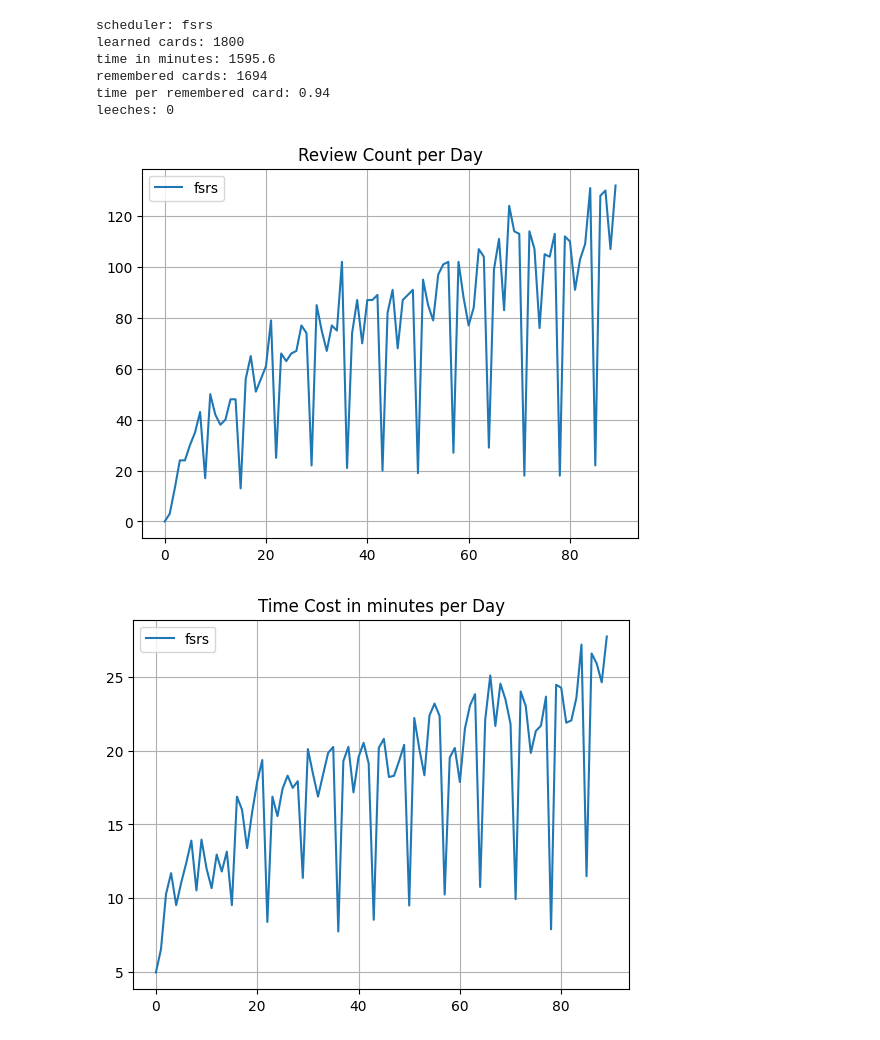
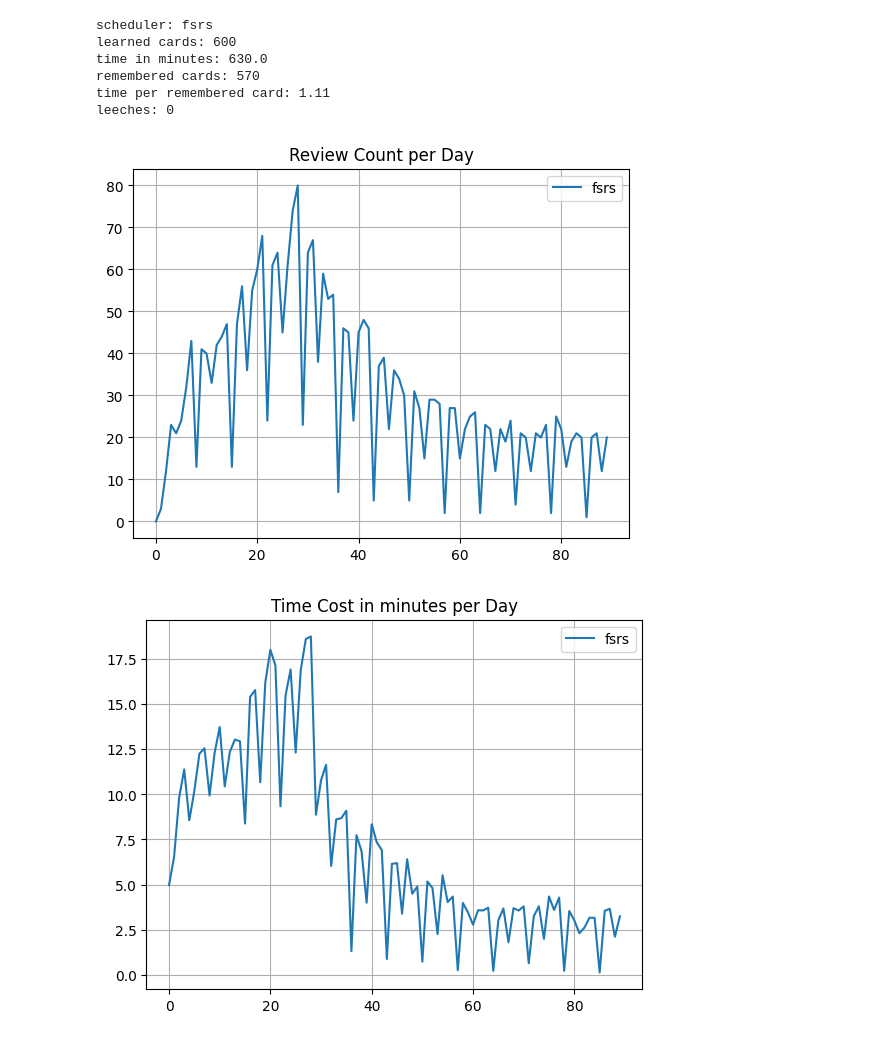
Before and after one commit to open-spaced-repetition/easy-days-simulator, a Jupyter notebook: notebook.ipynb, the cells around one changed output. Saved outputs shown, nothing was run; the diff lists cells and outputs as text; code cells hidden in the pictures.

```diff
--- a/notebook.ipynb
+++ b/notebook.ipynb
@@ -47,7 +47,7 @@ new_cards_limits = 20
 review_limits = 400
 max_time_limts = 10000
 learn_days = 90
-deck_size = 2000
+deck_size = 600
 
 
 FUZZ_RANGES = [
@@ -82,6 +82,15 @@ def get_fuzz_range(interval):
     return min_ivl, max_ivl
 
 
+def check_review_distribution(actual_reviews, percentages):
+    total_actual = np.sum(actual_reviews)
+
+    expected_distribution = percentages * (total_actual / np.sum(percentages))
+
+    comparison = actual_reviews <= expected_distribution
+
+    return comparison
+
 def load_balance(card, delta_t, today):
     if delta_t < 2.5:
         return delta_t
@@ -99,7 +108,8 @@ def load_balance(card, delta_t, today):
             for r, delta_t in zip(review_cnts, possible_intervals)
         ]
     )
-    weights = easy_days_percentages[possible_dates.dayofweek % 7] * inv
+    mask = check_review_distribution(review_cnts, easy_days_percentages[possible_dates.dayofweek % 7])
+    weights = inv * mask
     delta_t = random.choices(possible_intervals, weights)[0]
     return delta_t
 
@@ -381,36 +391,36 @@ for seed in range(0, sample_size):
     save["retrievability"] = round(save["retrievability"], 2)
     save["difficulty"] = round(save["difficulty"], 2)
     save["factor"] = round(save["factor"], 2)
     save["time"] = round(save["time"], 2)
 
 plt.figure(1)
 plt.title(f"Review Count per Day")
 plt.legend()
 plt.grid(True)
 plt.figure(2)
 plt.title(f"Time Cost in minutes per Day")
 plt.legend()
 plt.grid(True)
 plt.figure(3)
 plt.title(f"Cumulative Learn Count per Day")
 plt.legend()
 plt.grid(True)
 plt.figure(4)
 plt.title("Retention per Day")
 plt.legend()
 plt.grid(True)
 plt.figure(5)
 plt.title(f"Memorized Count per Day")
 plt.legend()
 plt.grid(True)
 plt.show()
 plt.close("all")
 # %% [output]
 scheduler: fsrs
-learned cards: 1800
-time in minutes: 1595.6
-remembered cards: 1694
-time per remembered card: 0.94
+learned cards: 600
+time in minutes: 630.0
+remembered cards: 570
+time per remembered card: 1.11
 leeches: 0
-[figure, old version]
+[figure, new version]
-[figure, old version]
+[figure, new version]
```
Also changed, not shown: parts of 1 cell of this notebook.
